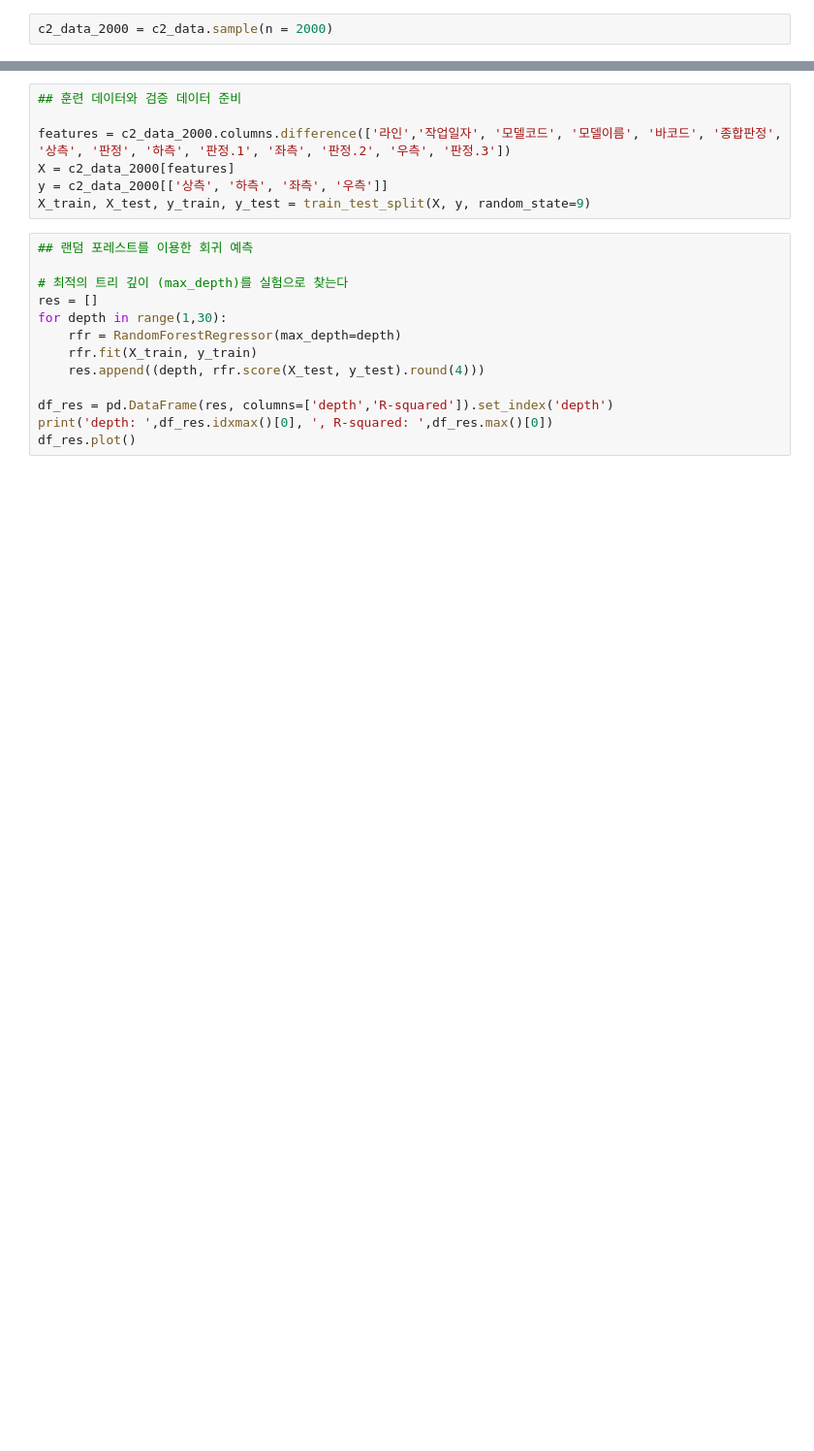
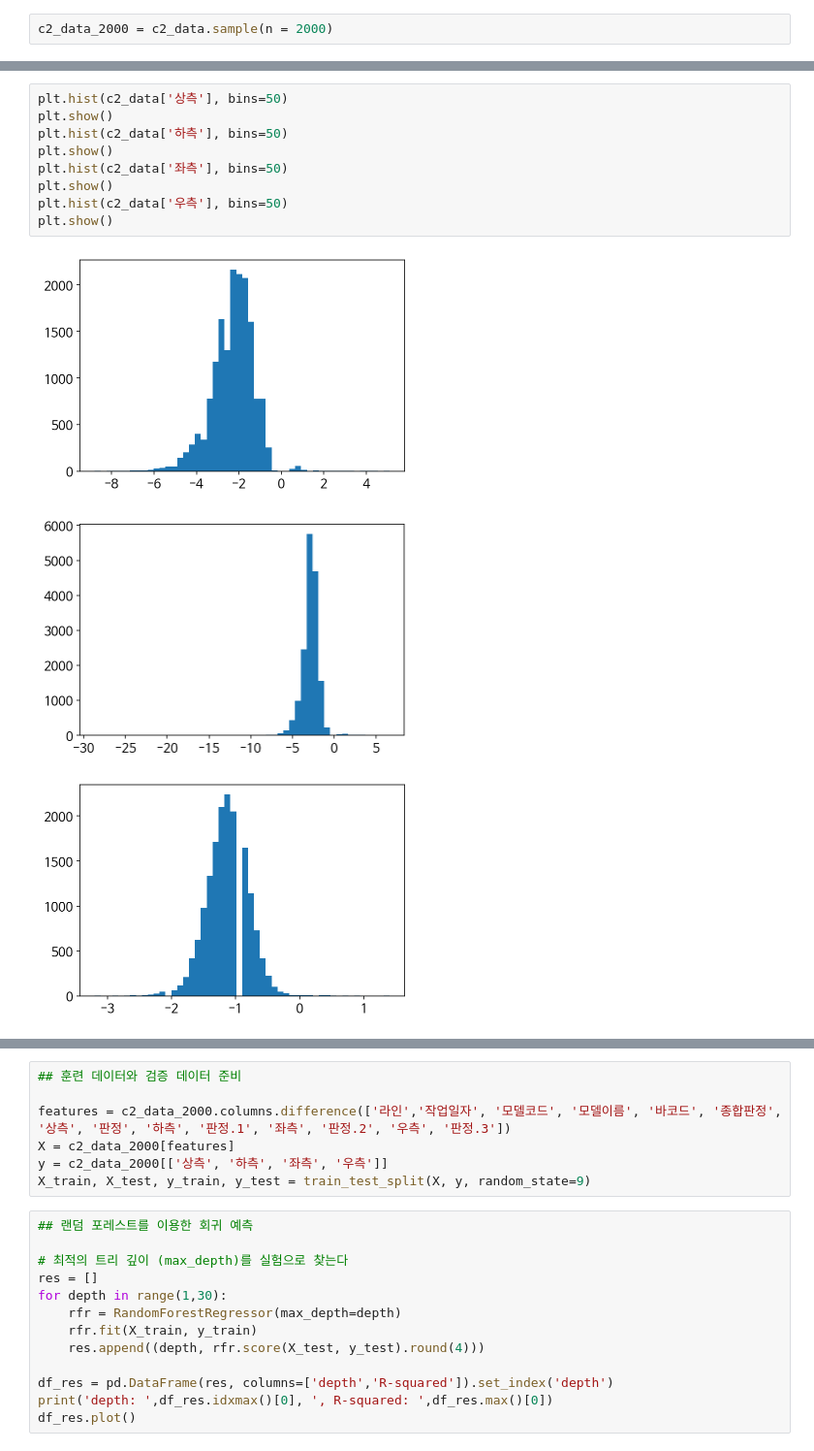
Before and after one commit to j5220109/Study, a Jupyter notebook: 77C2_RFR.ipynb, the cells around one changed output, grey strips where cells are left out. Shown at 97% size. Cells and saved outputs as stored; diff of their text form; blank space fills up the shorter version.

```diff
--- a/77C2_RFR.ipynb
+++ b/77C2_RFR.ipynb
@@ -686,0 +745,13 @@ c2_data_2000
+# %%
+plt.hist(c2_data['상측'], bins=50)
+plt.show()
+plt.hist(c2_data['하측'], bins=50)
+plt.show()
+plt.hist(c2_data['좌측'], bins=50)
+plt.show()
+plt.hist(c2_data['우측'], bins=50)
+plt.show()
+# %% [output]
+[figure, added]
+[figure, added]
+[figure, added]
```
Also changed, not shown: parts of 37 cells of this notebook.
